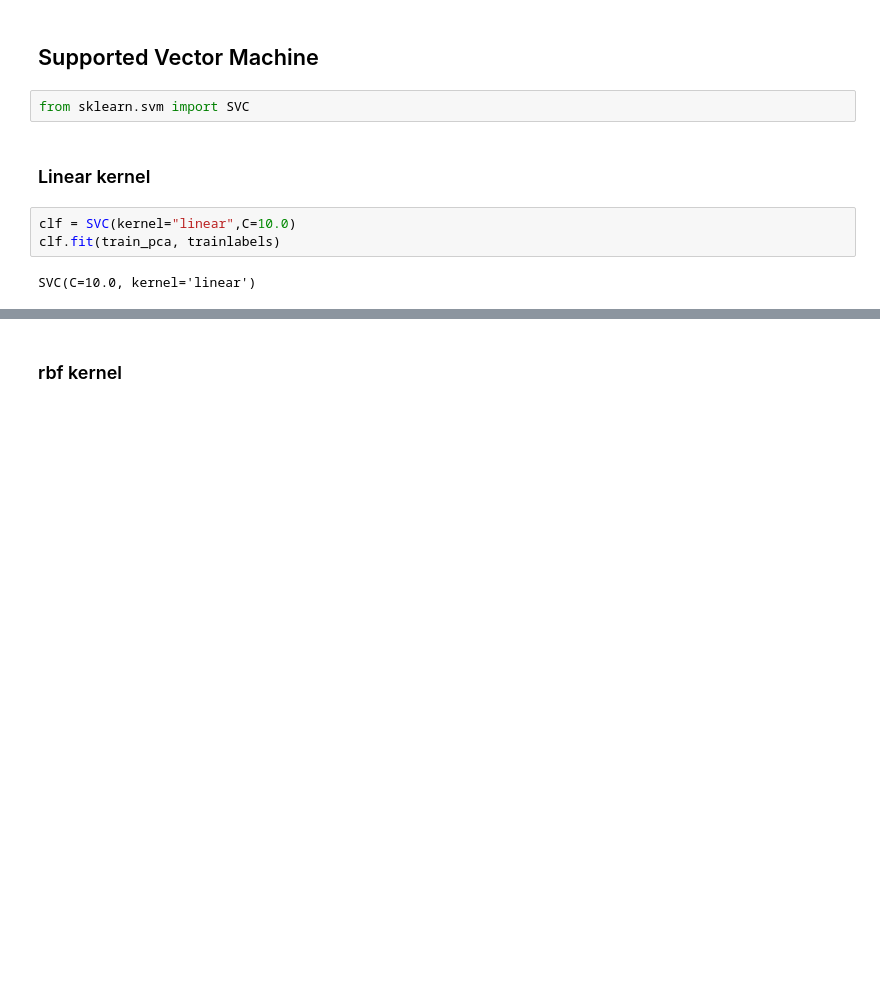
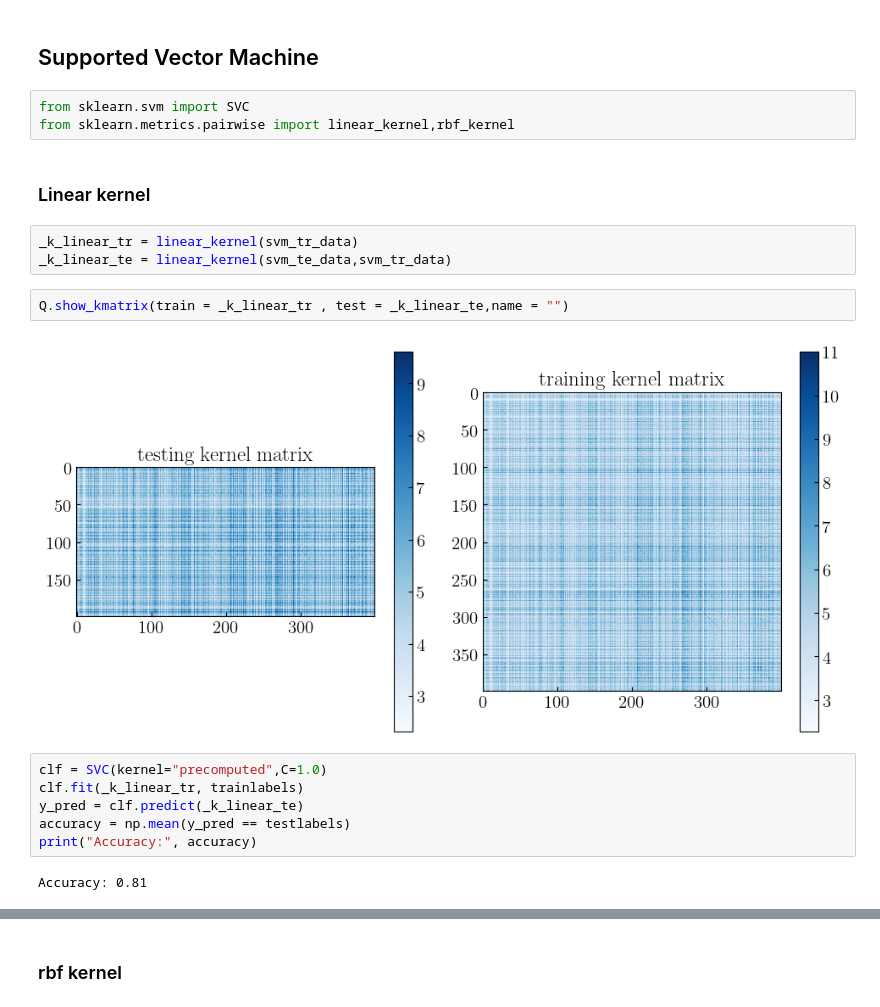
Before and after one commit to qazwsx351789/Analog-QSVM, a Jupyter notebook: Example_MNIST.ipynb, the cells around one changed output, grey strips where cells are left out. Cells and saved outputs as stored; diff of their text form; blank space fills up the shorter version.

```diff
--- a/Example_MNIST.ipynb
+++ b/Example_MNIST.ipynb
@@ -153,10 +89,21 @@ Q.show_kmatrix(train = target_kernel , test = test_kernel,name = "")
 ## Supported Vector Machine
 # %%
 from sklearn.svm import SVC
+from sklearn.metrics.pairwise import linear_kernel,rbf_kernel
 # %% [markdown]
 ### Linear kernel
+# %%
+_k_linear_tr = linear_kernel(svm_tr_data)
+_k_linear_te = linear_kernel(svm_te_data,svm_tr_data)
+# %%
+Q.show_kmatrix(train = _k_linear_tr , test = _k_linear_te,name = "")
+# %% [output]
+[figure, added]
 # %%
-clf = SVC(kernel="linear",C=10.0)
-clf.fit(train_pca, trainlabels)
+clf = SVC(kernel="precomputed",C=1.0)
+clf.fit(_k_linear_tr, trainlabels)
+y_pred = clf.predict(_k_linear_te)
+accuracy = np.mean(y_pred == testlabels)
+print("Accuracy:", accuracy)
 # %% [output]
-SVC(C=10.0, kernel='linear')
+Accuracy: 0.81
```
Also changed, not shown: parts of 24 cells of this notebook.
